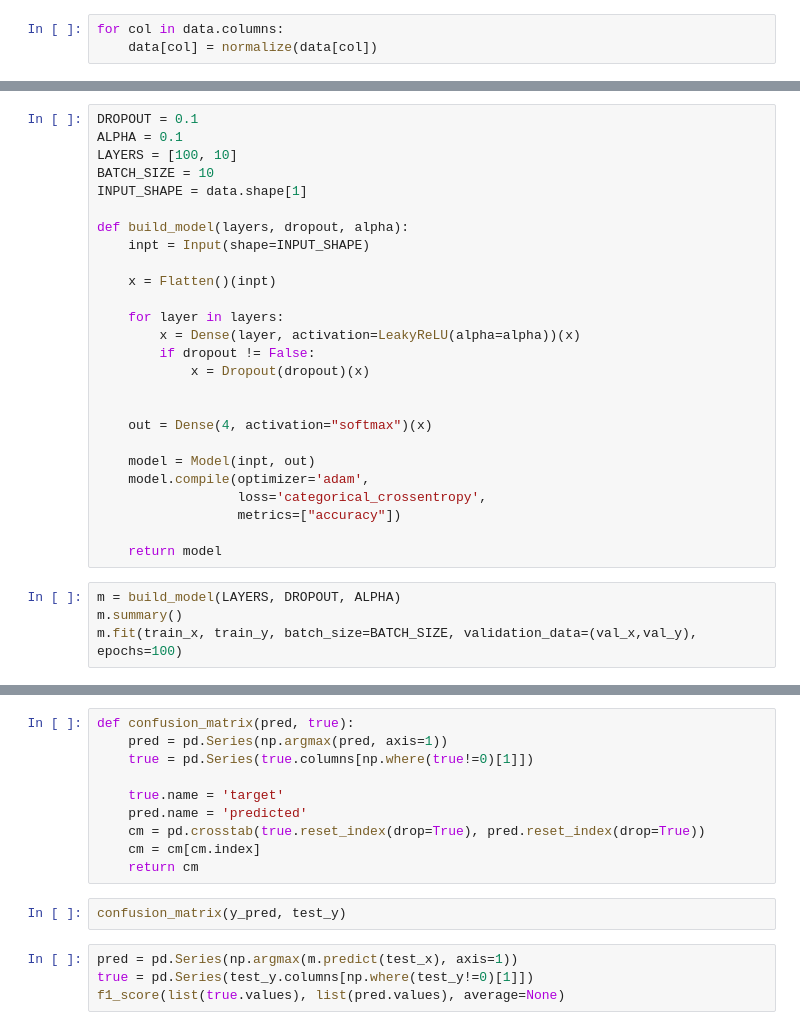
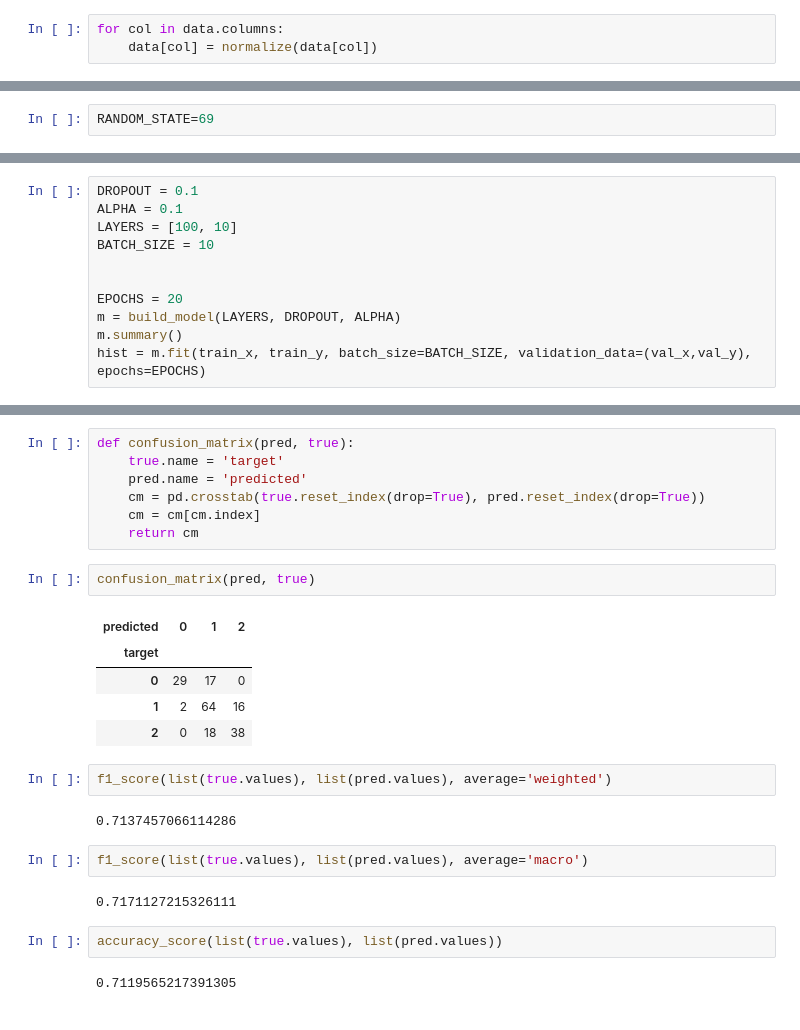
Before and after one commit to PimSchoolkate/CatalanLanguagePrediction, a Jupyter notebook: notebooks/neural_net.ipynb, the cells around one changed output, grey strips where cells are left out. Drawn from its saved outputs; the diff is of its cells as text.

```diff
--- a/notebooks/neural_net.ipynb
+++ b/notebooks/neural_net.ipynb
@@ -45 +165,3 @@ for col in data.columns:
+# %%
+RANDOM_STATE=69
 # %%
@@ -64,30 +170,11 @@ PARAMS = {'LAYERS': [[1],
-# %%
-DROPOUT = 0.1
-ALPHA = 0.1
-LAYERS = [100, 10]
-BATCH_SIZE = 10
-INPUT_SHAPE = data.shape[1]
-
-def build_model(layers, dropout, alpha):
-    inpt = Input(shape=INPUT_SHAPE)
-
-    x = Flatten()(inpt)
-
-    for layer in layers:
-        x = Dense(layer, activation=LeakyReLU(alpha=alpha))(x)
-        if dropout != False:
-            x = Dropout(dropout)(x)
-
-
-    out = Dense(4, activation="softmax")(x)
-
-    model = Model(inpt, out)
-    model.compile(optimizer='adam',
-                  loss='categorical_crossentropy',
-                  metrics=["accuracy"])
-
-    return model
 # %%
+DROPOUT = 0.1
+ALPHA = 0.1
+LAYERS = [100, 10]
+BATCH_SIZE = 10
+
+
+EPOCHS = 20
 m = build_model(LAYERS, DROPOUT, ALPHA)
 m.summary()
-m.fit(train_x, train_y, batch_size=BATCH_SIZE, validation_data=(val_x,val_y), epochs=100)
+hist = m.fit(train_x, train_y, batch_size=BATCH_SIZE, validation_data=(val_x,val_y), epochs=EPOCHS)
@@ -100,16 +204,27 @@ y_pred = mlp.predict(val_x)
 # %%
 def confusion_matrix(pred, true):
-    pred = pd.Series(np.argmax(pred, axis=1))
-    true = pd.Series(true.columns[np.where(true!=0)[1]])
-
     true.name = 'target'
     pred.name = 'predicted'
     cm = pd.crosstab(true.reset_index(drop=True), pred.reset_index(drop=True))
     cm = cm[cm.index]
     return cm
-# %%
-confusion_matrix(y_pred, test_y)
-# %%
-pred = pd.Series(np.argmax(m.predict(test_x), axis=1))
-true = pd.Series(test_y.columns[np.where(test_y!=0)[1]])
-f1_score(list(true.values), list(pred.values), average=None)
+# %%
+confusion_matrix(pred, true)
+# %% [output]
+| predicted | 0 | 1 | 2 |
+| target |  |  |  |
+| 0 | 29 | 17 | 0 |
+| 1 | 2 | 64 | 16 |
+| 2 | 0 | 18 | 38 |
+# %%
+f1_score(list(true.values), list(pred.values), average='weighted')
+# %% [output]
+0.7137457066114286
+# %%
+f1_score(list(true.values), list(pred.values), average='macro')
+# %% [output]
+0.7171127215326111
+# %%
+accuracy_score(list(true.values), list(pred.values))
+# %% [output]
+0.7119565217391305
```
Also changed, not shown: parts of 17 cells of this notebook, 20 other files.
